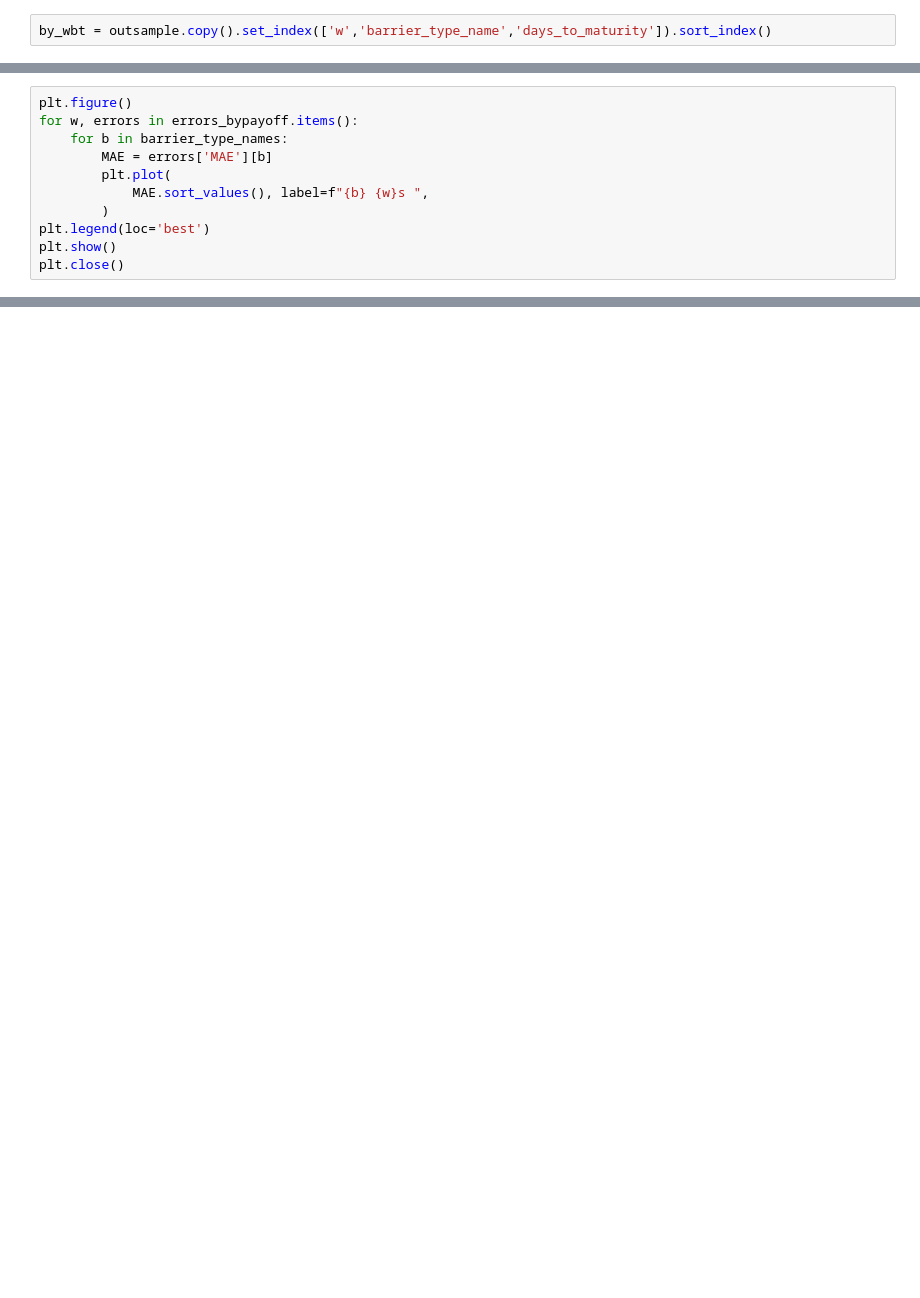
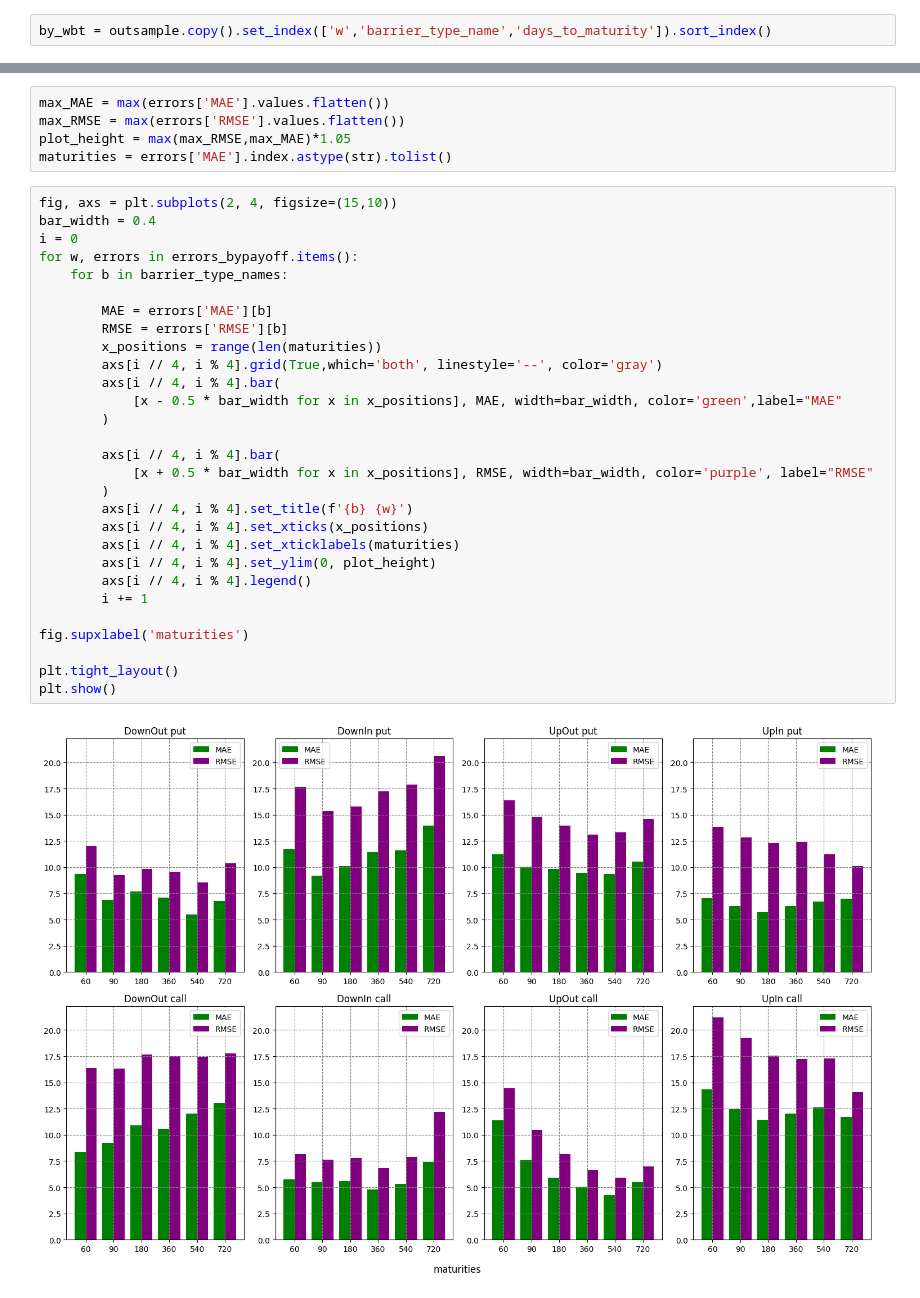
Before and after one commit to boomelage/machine-learning-option-pricing, a Jupyter notebook: testing.ipynb, the cells around one changed output, grey strips where cells are left out. Drawn from its saved outputs; the diff is of its cells as text; blank space fills up the shorter version.

```diff
--- a/testing.ipynb
+++ b/testing.ipynb
@@ -220,11 +200,0 @@ put
-# %%
-plt.figure()
-for w, errors in errors_bypayoff.items():
-    for b in barrier_type_names:
-        MAE = errors['MAE'][b]
-        plt.plot(
-            MAE.sort_values(), label=f"{b} {w}s ",
-        )
-plt.legend(loc='best')
-plt.show()
-plt.close()
@@ -238,0 +201,36 @@ cpu: 19.311000108718872
+# %%
+max_MAE = max(errors['MAE'].values.flatten())
+max_RMSE = max(errors['RMSE'].values.flatten())
+plot_height = max(max_RMSE,max_MAE)*1.05
+maturities = errors['MAE'].index.astype(str).tolist()
+# %%
+fig, axs = plt.subplots(2, 4, figsize=(15,10))
+bar_width = 0.4
+i = 0
+for w, errors in errors_bypayoff.items():
+    for b in barrier_type_names:
+
+        MAE = errors['MAE'][b]
+        RMSE = errors['RMSE'][b]
+        x_positions = range(len(maturities))
+        axs[i // 4, i % 4].grid(True,which='both', linestyle='--', color='gray')
+        axs[i // 4, i % 4].bar(
+            [x - 0.5 * bar_width for x in x_positions], MAE, width=bar_width, color='green',label="MAE"
+        )
+
+        axs[i // 4, i % 4].bar(
+            [x + 0.5 * bar_width for x in x_positions], RMSE, width=bar_width, color='purple', label="RMSE"
+        )
+        axs[i // 4, i % 4].set_title(f'{b} {w}')
+        axs[i // 4, i % 4].set_xticks(x_positions)
+        axs[i // 4, i % 4].set_xticklabels(maturities)
+        axs[i // 4, i % 4].set_ylim(0, plot_height)
+        axs[i // 4, i % 4].legend()
+        i += 1
+
+fig.supxlabel('maturities')
+
+plt.tight_layout()
+plt.show()
+# %% [output]
+[figure, added]
```
Also changed, not shown: parts of 15 cells of this notebook.
